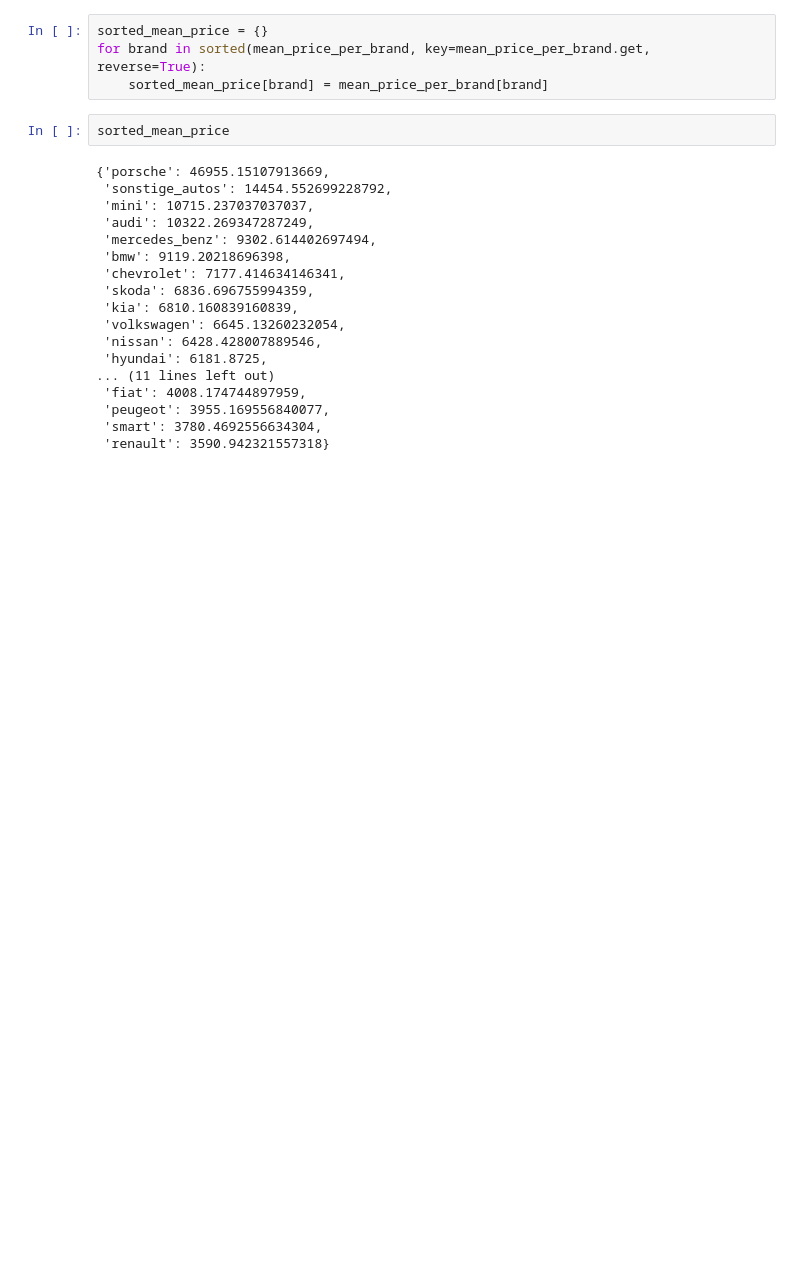
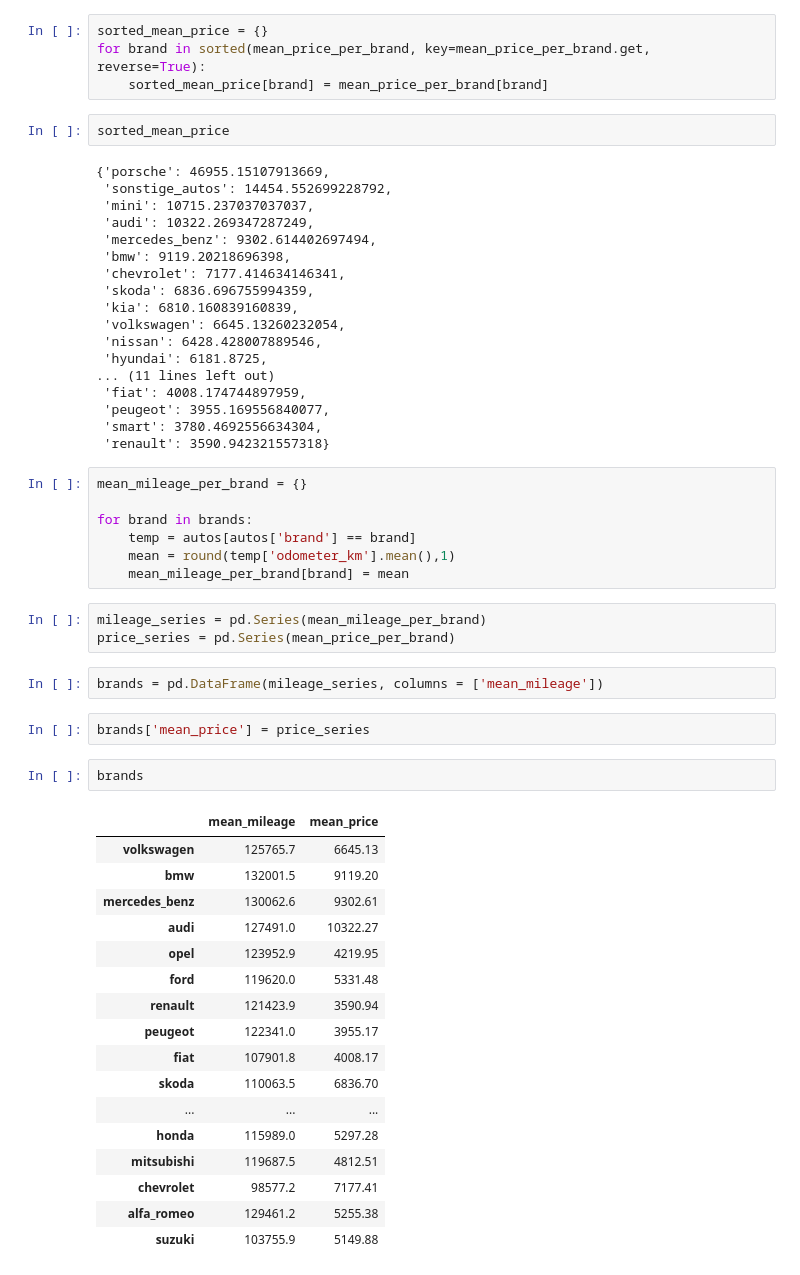
Before and after one commit to natekotila/DataQuestProjects, a Jupyter notebook: ebay/EbayAds.ipynb, the cells around one changed output. Drawn from its saved outputs; the diff is of its cells as text; blank space fills up the shorter version.

Commit message:
Ran Comparison between mean mileage and price

```diff
--- a/ebay/EbayAds.ipynb
+++ b/ebay/EbayAds.ipynb
@@ -472,3 +472,37 @@ sorted_mean_price
  'peugeot': 3955.169556840077,
  'smart': 3780.4692556634304,
  'renault': 3590.942321557318}
+# %%
+mean_mileage_per_brand = {}
+
+for brand in brands:
+    temp = autos[autos['brand'] == brand]
+    mean = round(temp['odometer_km'].mean(),1)
+    mean_mileage_per_brand[brand] = mean
+# %%
+mileage_series = pd.Series(mean_mileage_per_brand)
+price_series = pd.Series(mean_price_per_brand)
+# %%
+brands = pd.DataFrame(mileage_series, columns = ['mean_mileage'])
+# %%
+brands['mean_price'] = price_series
+# %%
+brands
+# %% [output]
+|  | mean_mileage | mean_price |
+| volkswagen | 125765.7 | 6645.13 |
+| bmw | 132001.5 | 9119.20 |
+| mercedes_benz | 130062.6 | 9302.61 |
+| audi | 127491.0 | 10322.27 |
+| opel | 123952.9 | 4219.95 |
+| ford | 119620.0 | 5331.48 |
+| renault | 121423.9 | 3590.94 |
+| peugeot | 122341.0 | 3955.17 |
+| fiat | 107901.8 | 4008.17 |
+| skoda | 110063.5 | 6836.70 |
+| ... | ... | ... |
+| honda | 115989.0 | 5297.28 |
+| mitsubishi | 119687.5 | 4812.51 |
+| chevrolet | 98577.2 | 7177.41 |
+| alfa_romeo | 129461.2 | 5255.38 |
+| suzuki | 103755.9 | 5149.88 |
```
Also changed, not shown: parts of 5 cells of this notebook.
